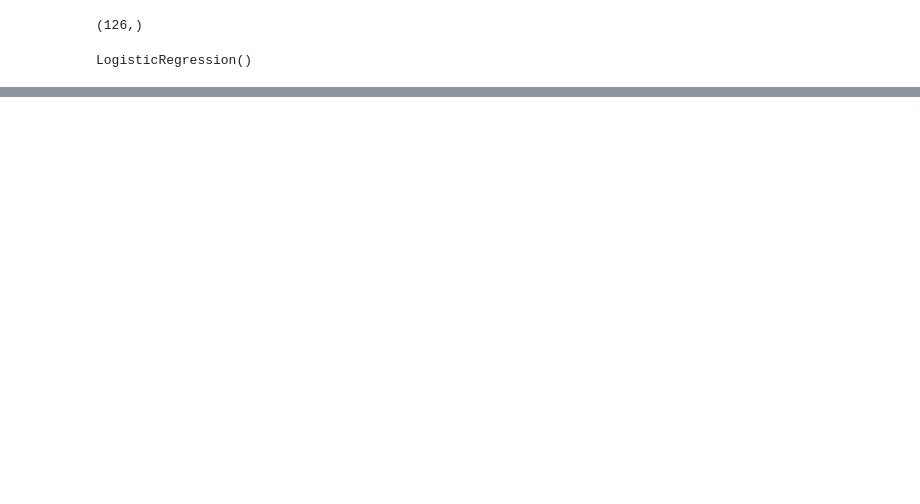
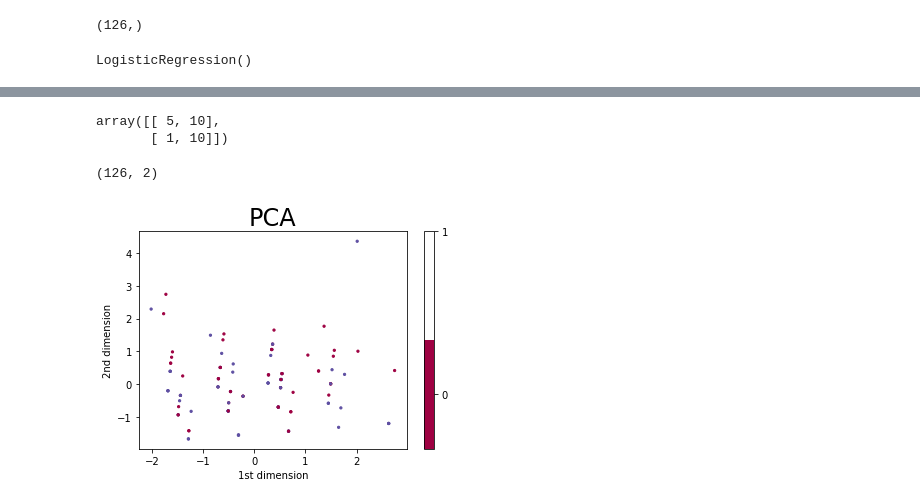
Before and after one commit to hugofmonteiro/ML-Principles-HappyCustomerPredictions, a Jupyter notebook: notebooks/happyCustomers_EDA.ipynb, the cells around one changed output, grey strips where cells are left out. Drawn from its saved outputs; the diff is of its cells as text; code cells hidden in the pictures; blank space fills up the shorter version.

```diff
--- a/notebooks/happyCustomers_EDA.ipynb
+++ b/notebooks/happyCustomers_EDA.ipynb
@@ -202,7 +229,7 @@ from sklearn.metrics import confusion_matrix, accuracy_score, classification_rep
 from sklearn.model_selection import train_test_split
 # %%
 #Create features and label
-features = df.iloc[:, [2,3,4,6,7]].values
+features = df.iloc[:, [2,4,6,7,8,9,10]].values
 label = df.iloc[:,0].values
 # %%
 features
@@ -269,0 +291,5 @@ weighted avg       0.63      0.64      0.63       100
+# %%
+confusion_matrix(y_test, y_pred)
+# %% [output]
+array([[ 5, 10],
+       [ 1, 10]])
@@ -269,0 +300,18 @@ weighted avg       0.63      0.64      0.63       100
+# %%
+features_pca = decomposition.PCA(n_components=2).fit_transform(features)
+features_pca.shape
+# %% [output]
+(126, 2)
+# %%
+def embedding_plot(features,labels,title):
+  plt.scatter(features[:, 0], features[:, 1], c=labels, cmap='Spectral', s=5)
+  plt.gca().set_facecolor((1, 1, 1))
+  plt.xlabel('1st dimension')
+  plt.ylabel('2nd dimension')
+  plt.colorbar(boundaries=np.arange(2)-0.5).set_ticks(np.arange(2))
+  plt.grid(False)
+  plt.title(title, fontsize=24);
+# %%
+embedding_plot(features_pca, label,"PCA")
+# %% [output]
+[figure, added]
```
Also changed, not shown: parts of 10 cells of this notebook.
